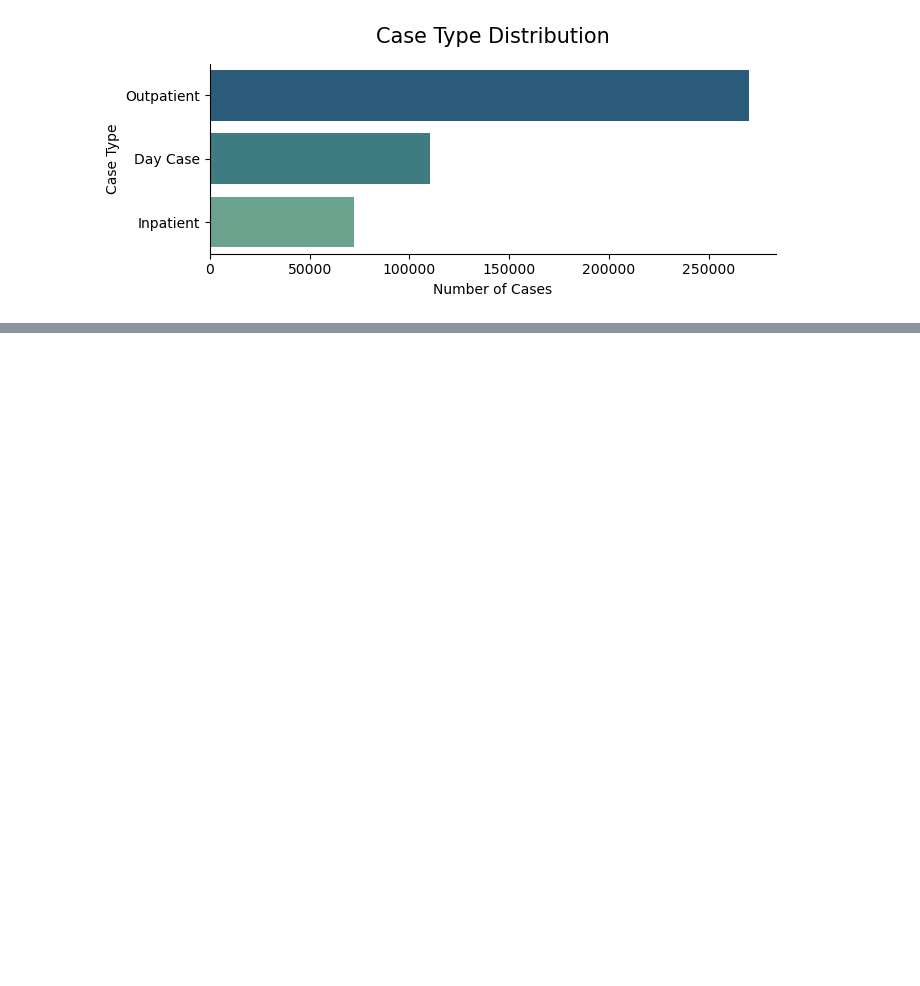
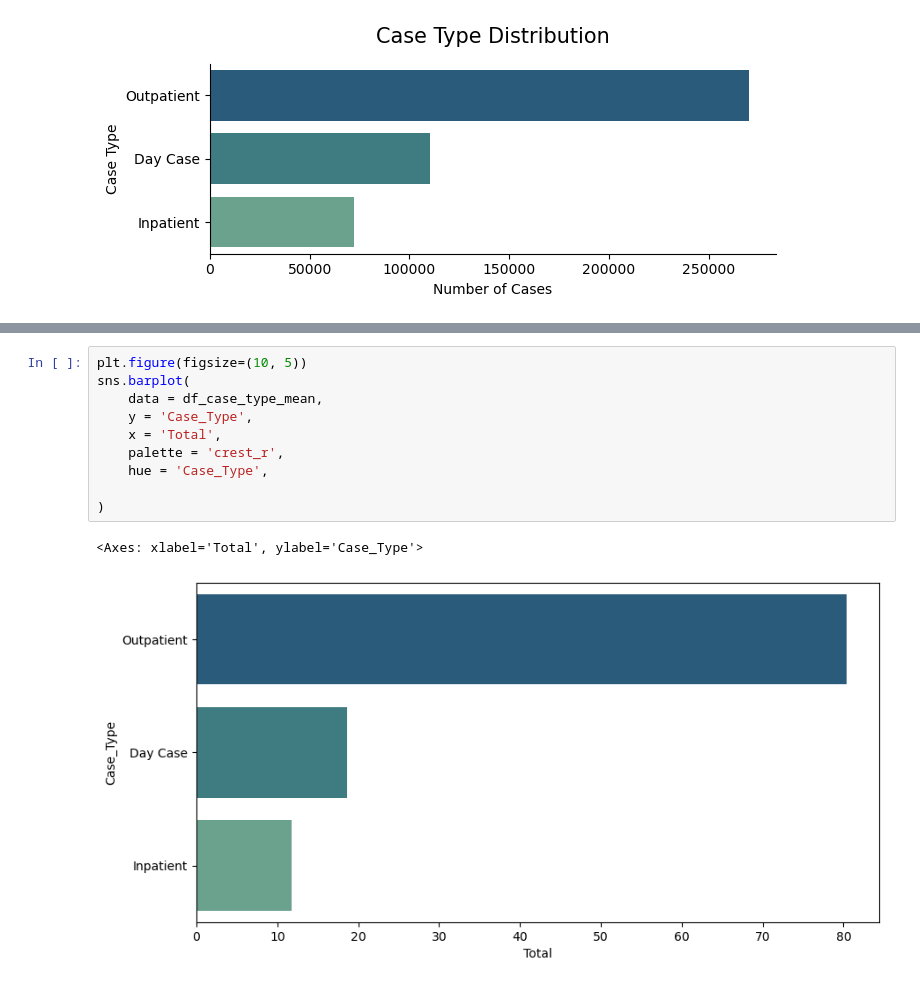
Before and after one commit to modyreturn/Health_Care_Analysis, a Jupyter notebook: HealthCare_Analysis.ipynb, the cells around one changed output, grey strips where cells are left out. Drawn from its saved outputs; the diff is of its cells as text; blank space fills up the shorter version.

```diff
--- a/HealthCare_Analysis.ipynb
+++ b/HealthCare_Analysis.ipynb
@@ -77,0 +123,13 @@ plt.show()
+# %%
+plt.figure(figsize=(10, 5))
+sns.barplot(
+    data = df_case_type_mean,
+    y = 'Case_Type',
+    x = 'Total',
+    palette = 'crest_r',
+    hue = 'Case_Type',
+
+)
+# %% [output]
+<Axes: xlabel='Total', ylabel='Case_Type'>
+[figure, added]
```
Also changed, not shown: parts of 4 cells of this notebook.
